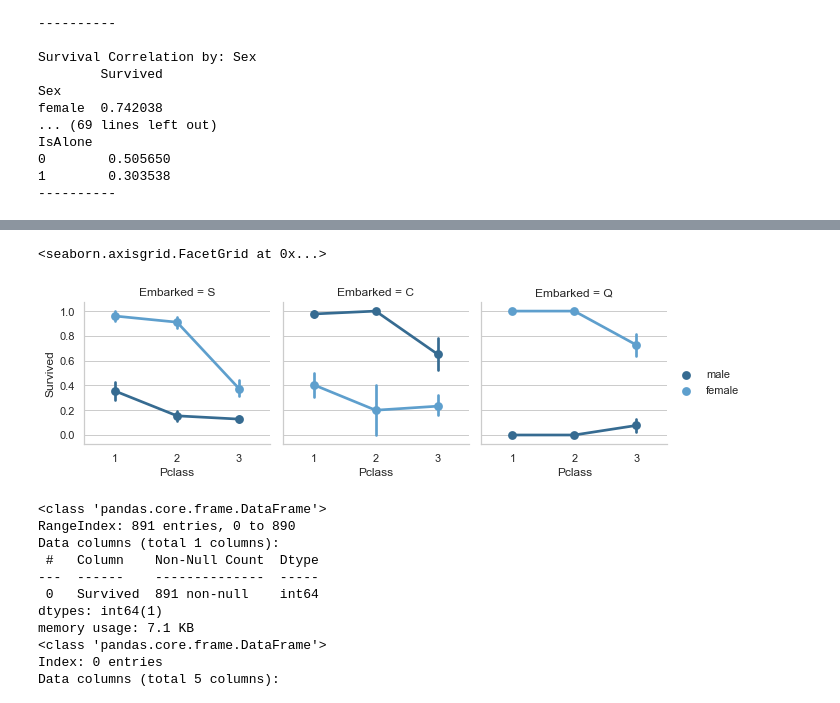
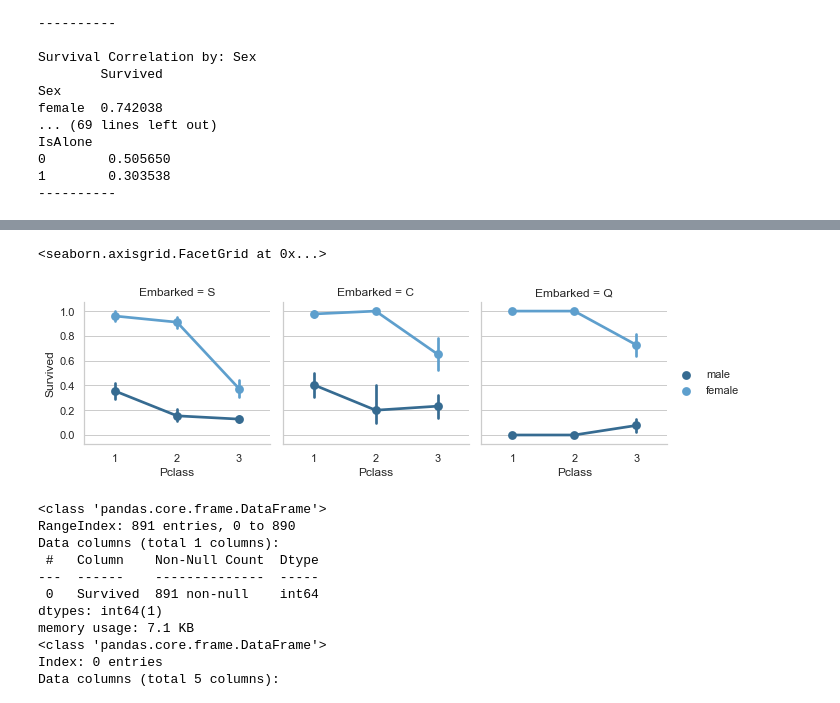
Before and after one commit to yaraxxx/TitanicSurvivalsPrediction, a Jupyter notebook: Survival_AI.ipynb, the cells around one changed output, grey strips where cells are left out. Cells and saved outputs as stored; diff of their text form; code cells hidden in the pictures.

```diff
--- a/Survival_AI.ipynb
+++ b/Survival_AI.ipynb
@@ -571,16 +568,16 @@ Text(0.5, 1.0, 'Sex vs Embarked Survival Comparison')
 # %%
 #graph distribution comparing embarked port with sex and survival factor
 
 #https://seaborn.pydata.org/generated/seaborn.FacetGrid.html
 #https://seaborn.pydata.org/generated/seaborn.pointplot.html
 
 
 fig = g = sns.FacetGrid(train_set_cpy, col="Embarked")
-fig.map(sns.pointplot , 'Pclass' , 'Survived', 'Sex', ci = 78 , palette="Blues_d")
+fig.map(sns.pointplot , 'Pclass' , 'Survived', 'Sex', ci = 78 , palette="Blues_d", order = [1,2,3] , hue_order = ['male','female'])
 fig.add_legend()
 # %% [output]
 <seaborn.axisgrid.FacetGrid at 0x...>
-[figure, old version]
+[figure, new version]
 # %%
 # Machine Learning Algorithm (MLA) to test best preformance
 # https://scikit-learn.org/stable/modules/classes.html#module-sklearn.ensemble
```
Also changed, not shown: parts of 17 cells of this notebook.
